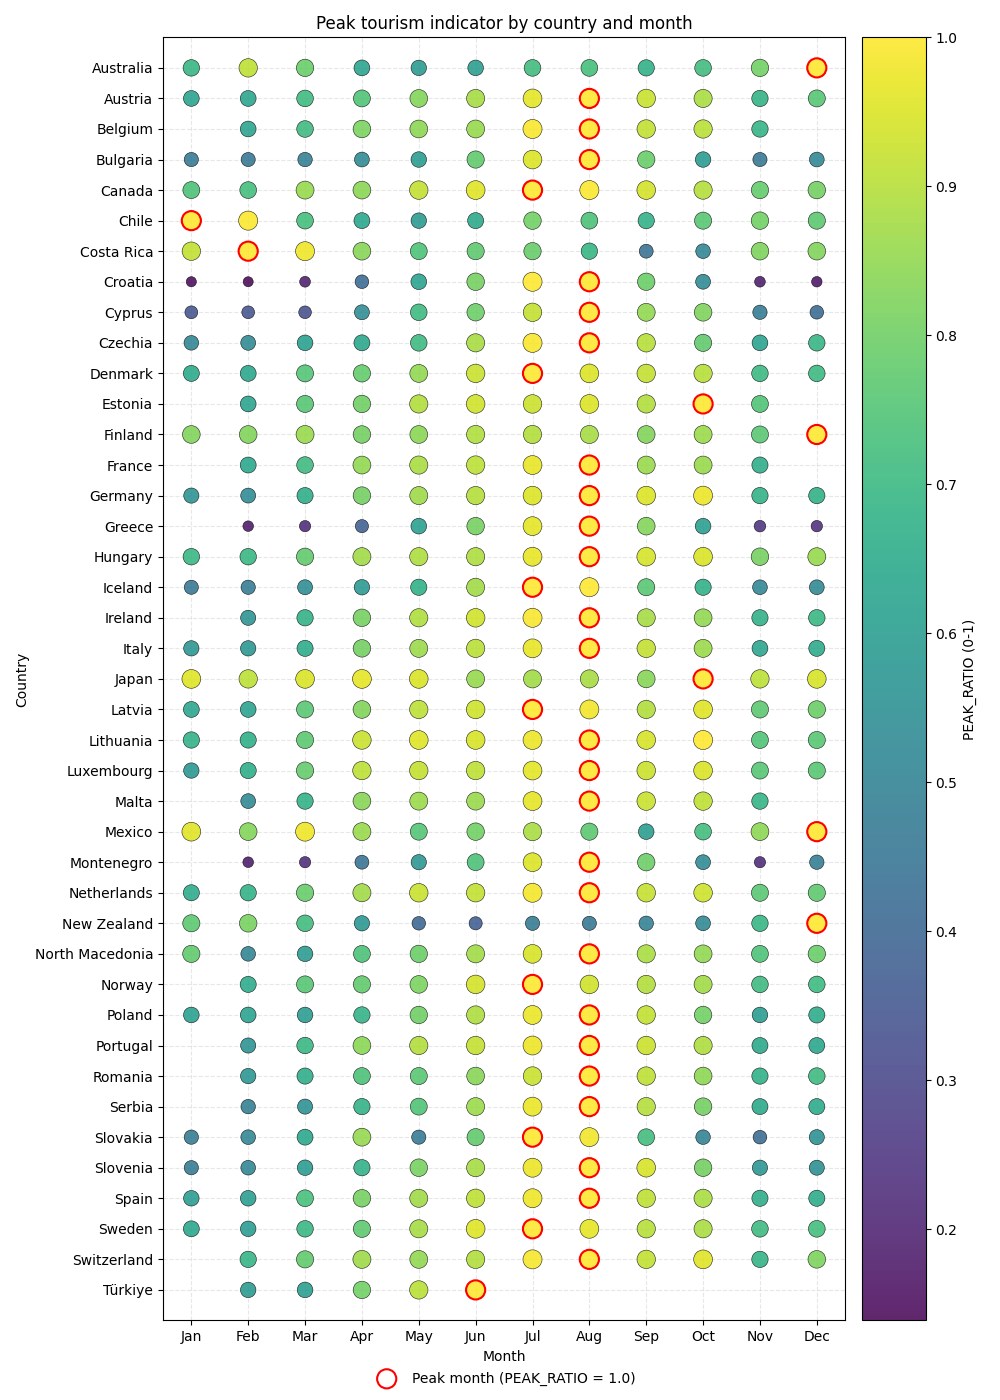
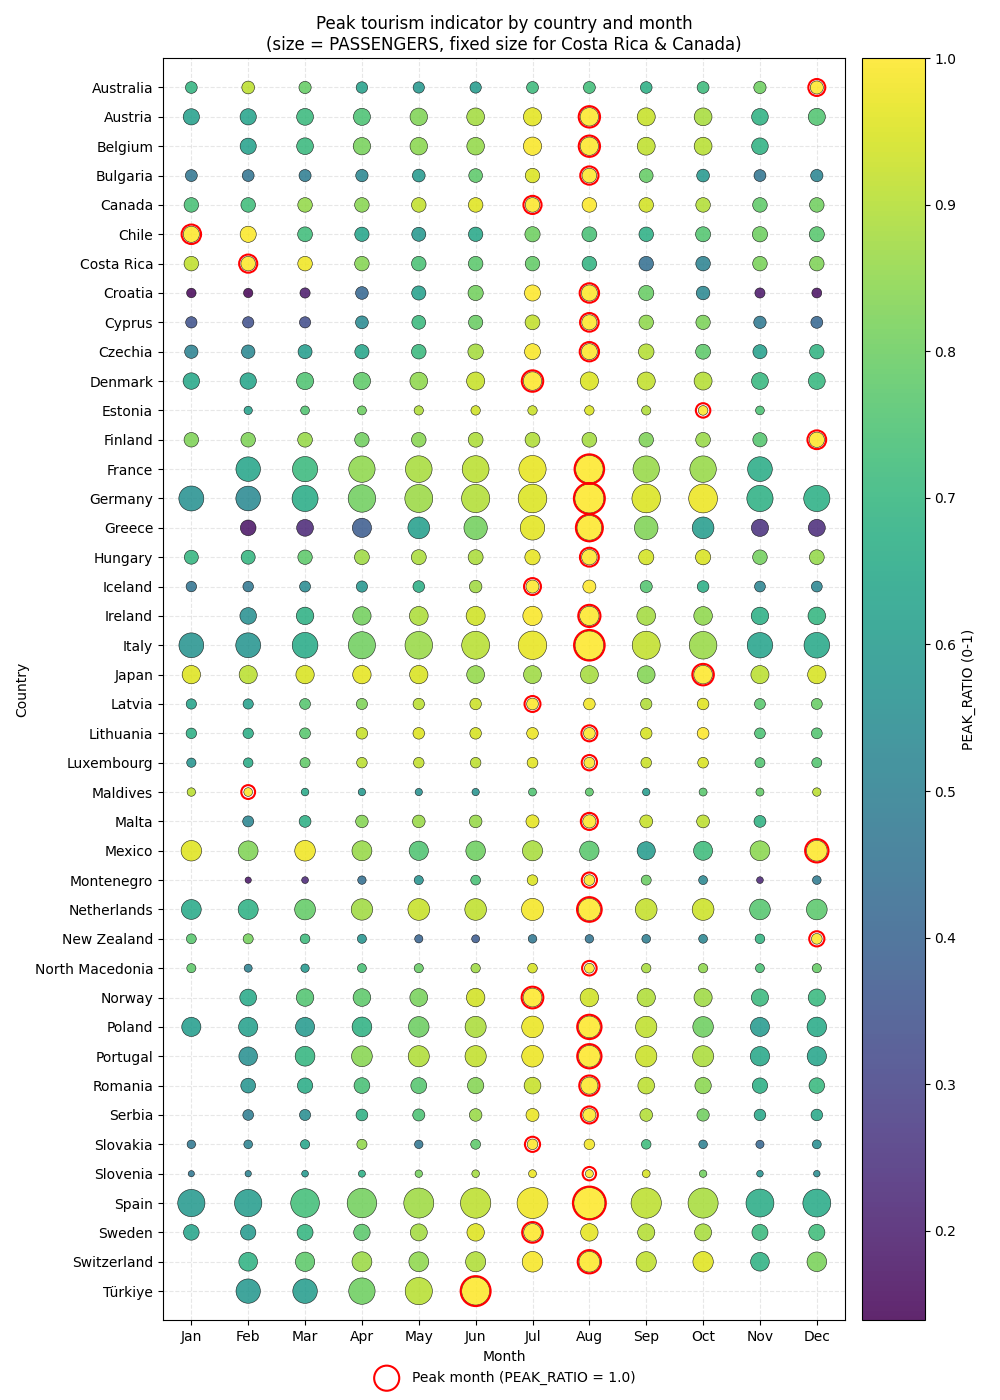
The change to this notebook cell's code, shown as a diff; its figure went from the first image to the second:
--- before
+++ after
@@ -5,5 +5,5 @@
     peak_tourism["y"],
     c=peak_tourism["PEAK_RATIO"],
-    s=peak_tourism["PEAK_RATIO"] * 160 + 30,
+    s=peak_tourism["MARKER_SIZE"],
     cmap="viridis",
     alpha=0.85,
@@ -22,5 +22,5 @@
     edgecolors="red",
     linewidths=1.5,
-    s=190,
+    s=peak_months["MARKER_SIZE"] + 60,
     zorder=3,
     label="Peak month (PEAK_RATIO = 1.0)",
@@ -39,5 +39,5 @@
 ax.set_xlabel("Month")
 ax.set_ylabel("Country")
-ax.set_title("Peak tourism indicator by country and month")
+ax.set_title("Peak tourism indicator by country and month\n(size = PASSENGERS, fixed size for Costa Rica & Canada)")
 ax.grid(axis="both", linestyle="--", alpha=0.3, zorder=1)
 ax.legend(loc="upper center", bbox_to_anchor=(0.5, -0.03), frameon=False)

Commit: Scaling graph by headcount